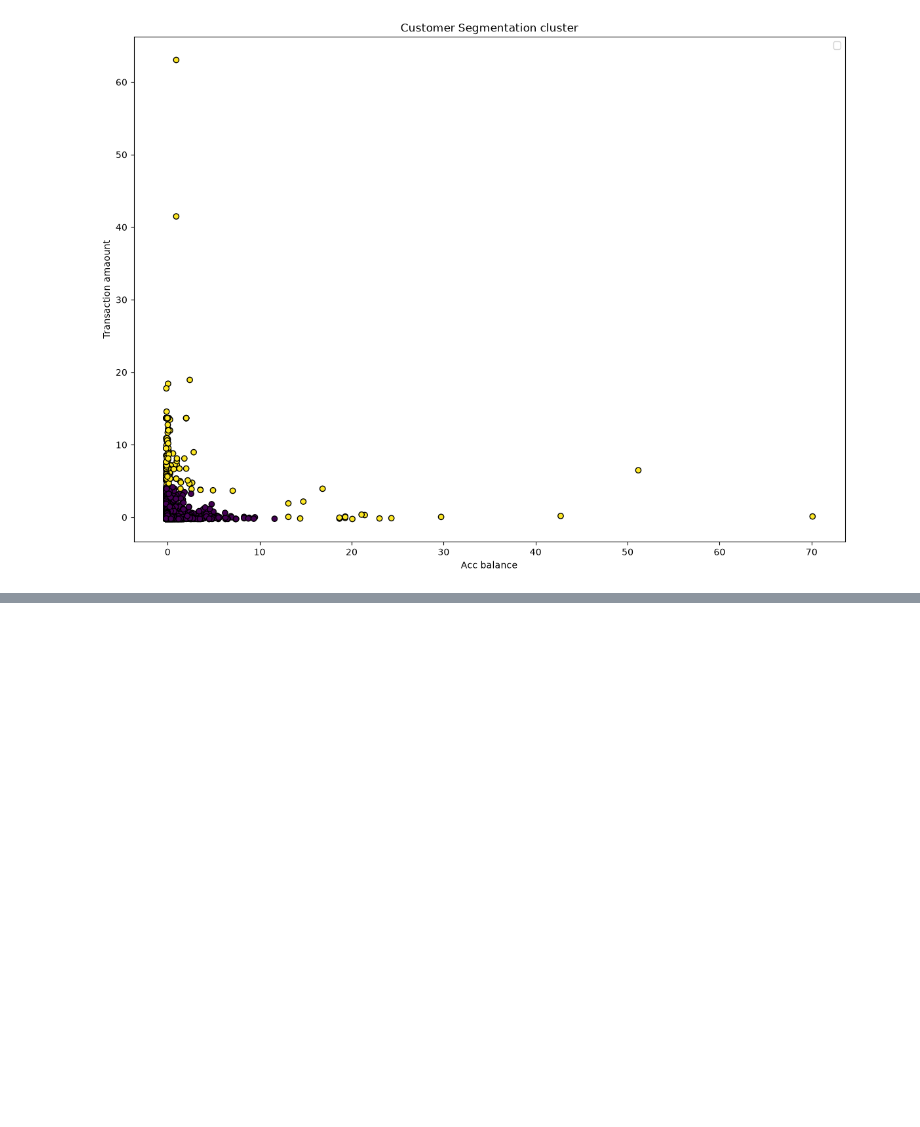
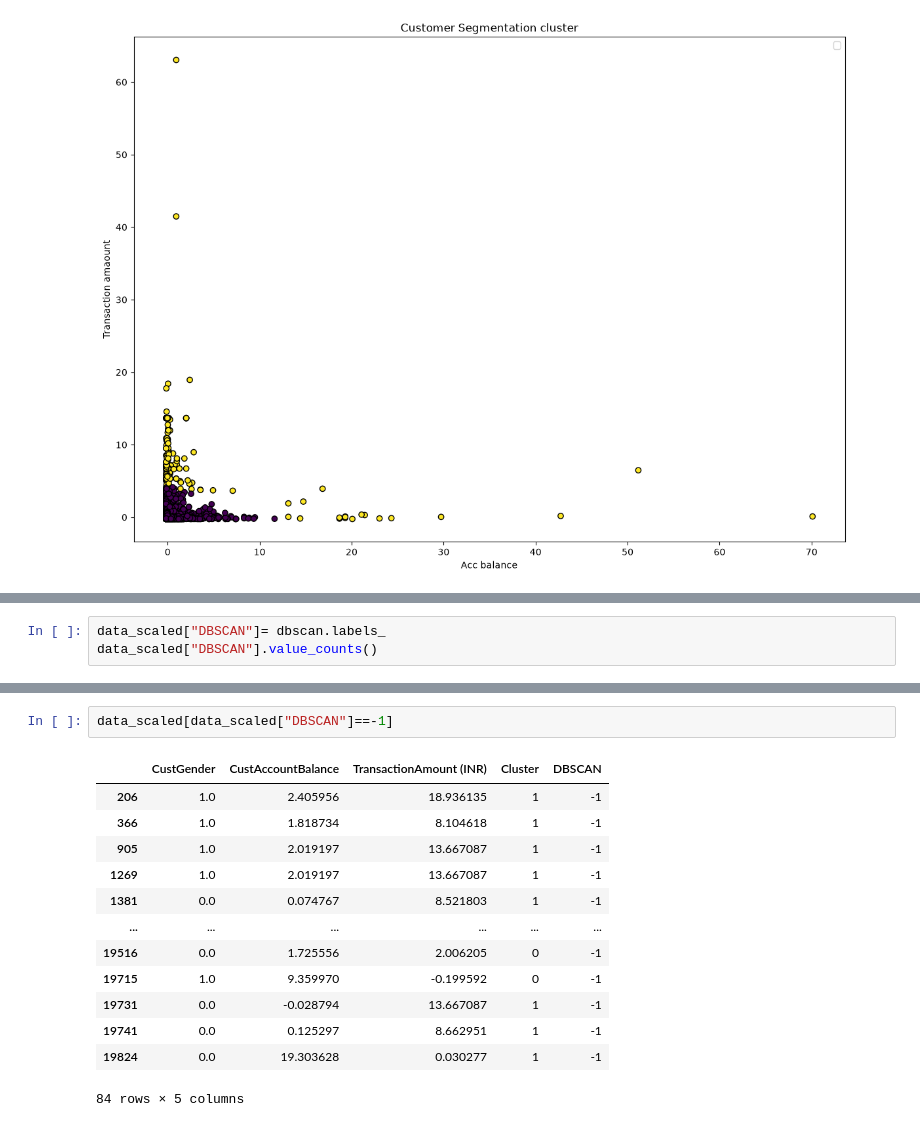
Before and after one commit to arjun-aji/bia-data-science-ai-journey, a Jupyter notebook: ML/Unsupervised/bank_transaction.ipynb, the cells around one changed output, grey strips where cells are left out. Saved outputs shown, nothing was run; the diff lists cells and outputs as text; blank space fills up the shorter version.

```diff
--- a/ML/Unsupervised/bank_transaction.ipynb
+++ b/ML/Unsupervised/bank_transaction.ipynb
@@ -135,0 +163,3 @@ plt.show()
+# %%
+data_scaled["DBSCAN"]= dbscan.labels_
+data_scaled["DBSCAN"].value_counts()
@@ -135,0 +177,16 @@ plt.show()
+# %%
+data_scaled[data_scaled["DBSCAN"]==-1]
+# %% [output]
+|  | CustGender | CustAccountBalance | TransactionAmount (INR) | Cluster | DBSCAN |
+| 206 | 1.0 | 2.405956 | 18.936135 | 1 | -1 |
+| 366 | 1.0 | 1.818734 | 8.104618 | 1 | -1 |
+| 905 | 1.0 | 2.019197 | 13.667087 | 1 | -1 |
+| 1269 | 1.0 | 2.019197 | 13.667087 | 1 | -1 |
+| 1381 | 0.0 | 0.074767 | 8.521803 | 1 | -1 |
+| ... | ... | ... | ... | ... | ... |
+| 19516 | 0.0 | 1.725556 | 2.006205 | 0 | -1 |
+| 19715 | 1.0 | 9.359970 | -0.199592 | 0 | -1 |
+| 19731 | 0.0 | -0.028794 | 13.667087 | 1 | -1 |
+| 19741 | 0.0 | 0.125297 | 8.662951 | 1 | -1 |
+| 19824 | 0.0 | 19.303628 | 0.030277 | 1 | -1 |
+84 rows × 5 columns
```
Also changed, not shown: parts of 4 cells of this notebook, 1 other file.
